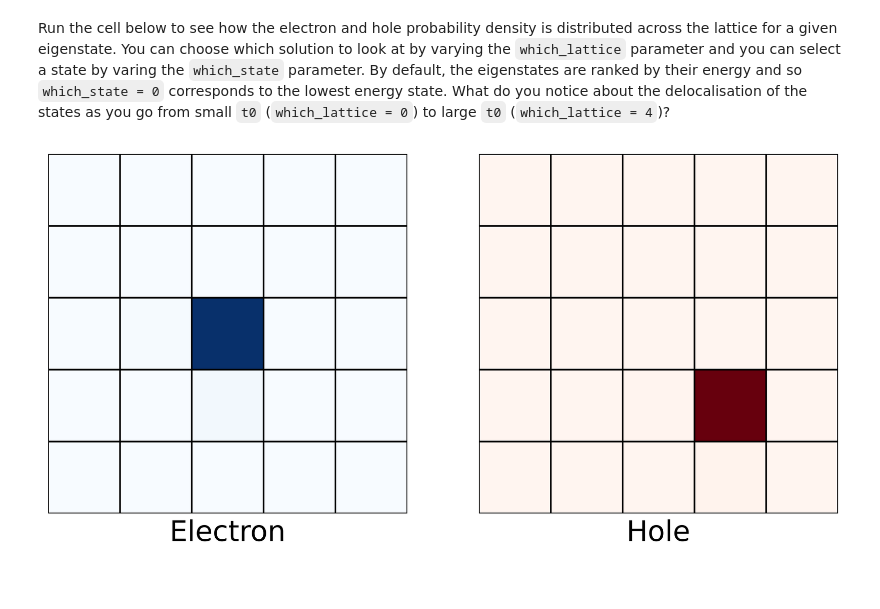
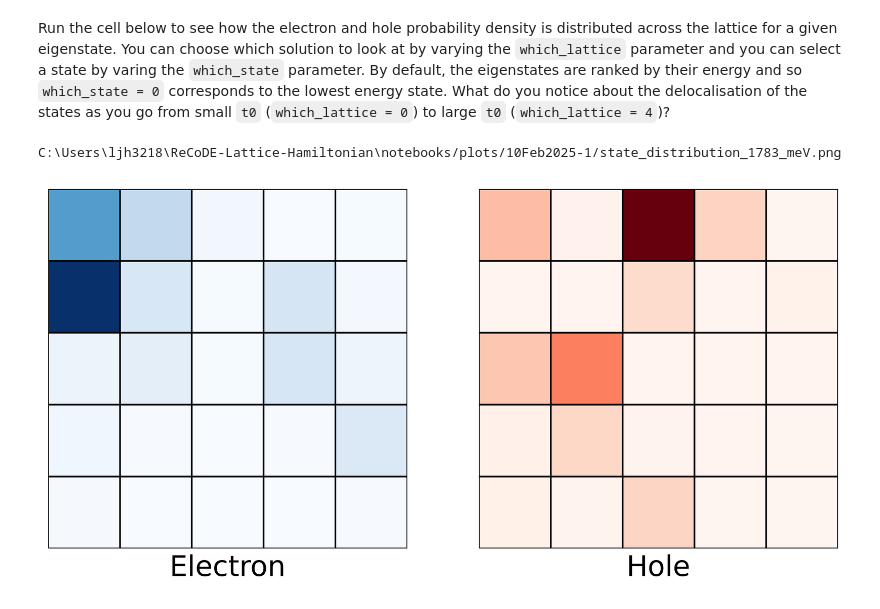
Before and after one commit to ImperialCollegeLondon/ReCoDE_Lattice_Hamiltonian, a Jupyter notebook: notebooks/WorkedExample.ipynb, the cells around one changed output. Cells and saved outputs as stored; diff of their text form; code cells hidden in the pictures.

````diff
--- a/notebooks/WorkedExample.ipynb
+++ b/notebooks/WorkedExample.ipynb
@@ -31,7 +31,7 @@
 # This should be a string - see the RunLattice.py file for all the possible parameters
 parameter_to_vary = "t0"
 # A list containing the values you want parameter_to_vary to take
-parameter_array = [1e-3, 2e-3, 3e-3, 4e-3, 5e-3]
+parameter_array = [2e-3, 4e-3, 6e-3, 8e-3, 10e-3]
 # A dictionary containing the value of all the parameters which are being held constant
 parameter_dict = {
     "size": 5,
@@ -78,10 +78,13 @@ The broad spread of states is due to states where the electron and hole are on d
 Run the cell below to see how the electron and hole probability density is distributed across the lattice for a given eigenstate. You can choose which solution to look at by varying the ```which_lattice``` parameter and you can select a state by varing the ```which_state``` parameter. By default, the eigenstates are ranked by their energy and so ```which_state = 0``` corresponds to the lowest energy state. What do you notice about the delocalisation of the states as you go from small ```t0``` (```which_lattice = 0```) to large ```t0``` (```which_lattice = 4```)?
 # %%
 # Set save = True if you want to save the figure
-save = False
+save = True
 
-which_lattice = 0
-which_state = 100
-plot_state_distribution(lattice_dict[which_lattice], which_state, save)
+which_lattice = 2
+which_state = 500
+plot_state_distribution(
+    lattice_dict[which_lattice], which_state, save, save_path=save_path
+)
 # %% [output]
+C:\Users\ljh3218\ReCoDE-Lattice-Hamiltonian\notebooks/plots/10Feb2025-1/state_distribution_1783_meV.png
-[figure, old version]
+[figure, new version]
````
Also changed, not shown: parts of 2 cells of this notebook, 4 other files.
